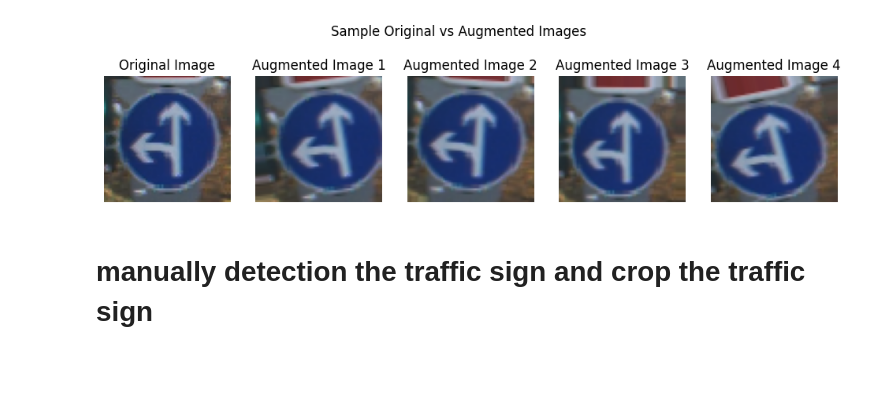
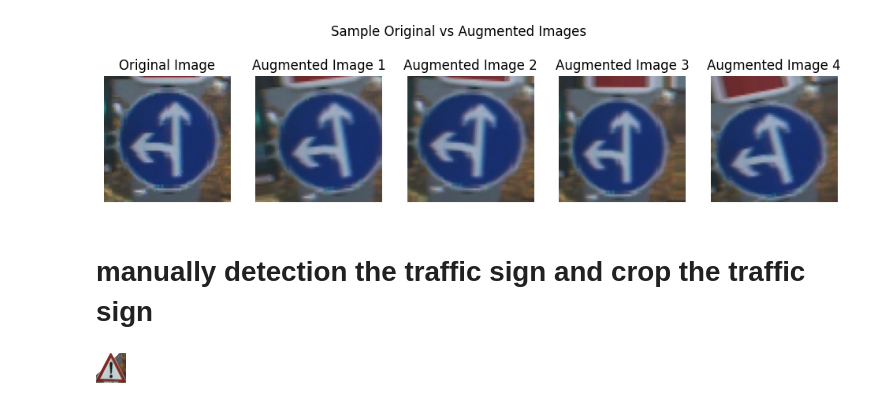
Before and after one commit to vanithadmr/ADAS-Traffic-sign-Detection-and-Classification, a Jupyter notebook: ADAS_Sign_Detection_&__EDA.ipynb, the cells around one changed output. Drawn from its saved outputs; the diff is of its cells as text; code cells hidden in the pictures; blank space fills up the shorter version.

```diff
--- a/ADAS_Sign_Detection_&__EDA.ipynb
+++ b/ADAS_Sign_Detection_&__EDA.ipynb
@@ -583,7 +583,7 @@ from google.colab.patches import cv2_imshow
 def detect_and_crop_sign(image):
     """
     Detects a red traffic sign, filters for the best candidate,
-    crops it, and resizes to 64x64.
+    crops it, and resizes to 30,30
     """
     # 1. Convert image to HSV color space
     hsv = cv2.cvtColor(image, cv2.COLOR_BGR2HSV)
@@ -607,34 +607,36 @@ def detect_and_crop_sign(image):
 
     # 4. Filter contours based on area and aspect ratio
     for cnt in contours:
         area = cv2.contourArea(cnt)
         if area < min_area_threshold:
             continue
 
         x, y, w, h = cv2.boundingRect(cnt)
         aspect_ratio = float(w) / h
 
         # Filtering criteria: Aspect ratio close to 1.0 (0.8 to 1.2 range)
         if 0.7 <= aspect_ratio <= 1.3:
             if area > max_area:
                 max_area = area
                 best_candidate = (x, y, w, h)
 
     # 5. Extract, Crop, and Resize
     if best_candidate:
         x, y, w, h = best_candidate
         cropped_img = image[y:y+h, x:x+w]
 
-        # Resize to 64x64 for the Stage 2 classifier
-        final_output = cv2.resize(cropped_img, (64, 64), interpolation=cv2.INTER_AREA)
+        # Resize to (30, 30) for the Stage 2 classifier
+        final_output = cv2.resize(cropped_img, (30, 30), interpolation=cv2.INTER_AREA)
         return final_output
 
     else:
-        # Return a blank 64x64 image or None if no sign is detected
+        # Return a blank (30, 30) image or None if no sign is detected
         return None
 
 # Example usage:
-img = cv2.imread('/content/image6.png')
+img = cv2.imread("/content/00006.png")
 sign = detect_and_crop_sign(img)
 if sign is not None:
  cv2_imshow(sign)
+# %% [output]
+[figure, added]
```
